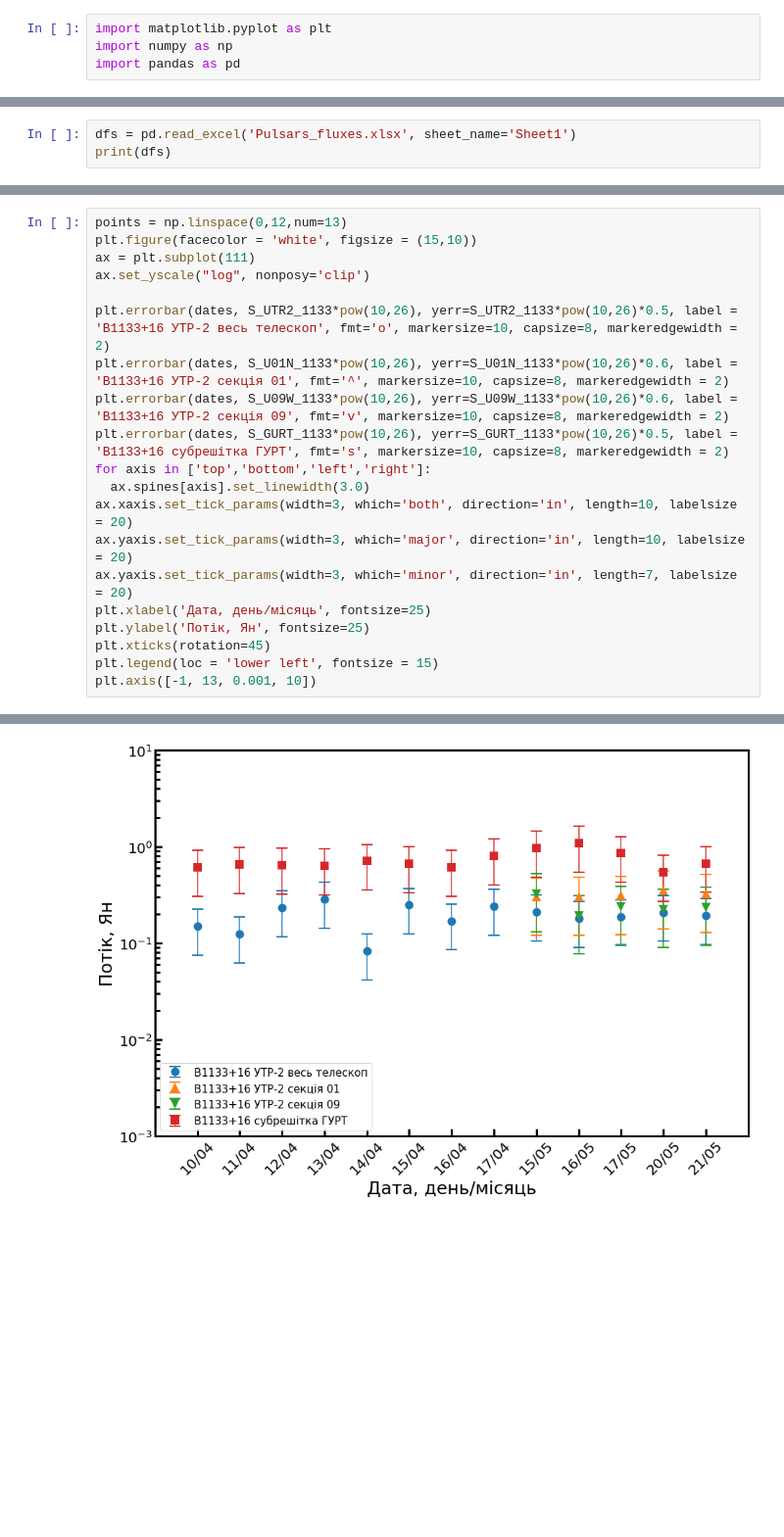
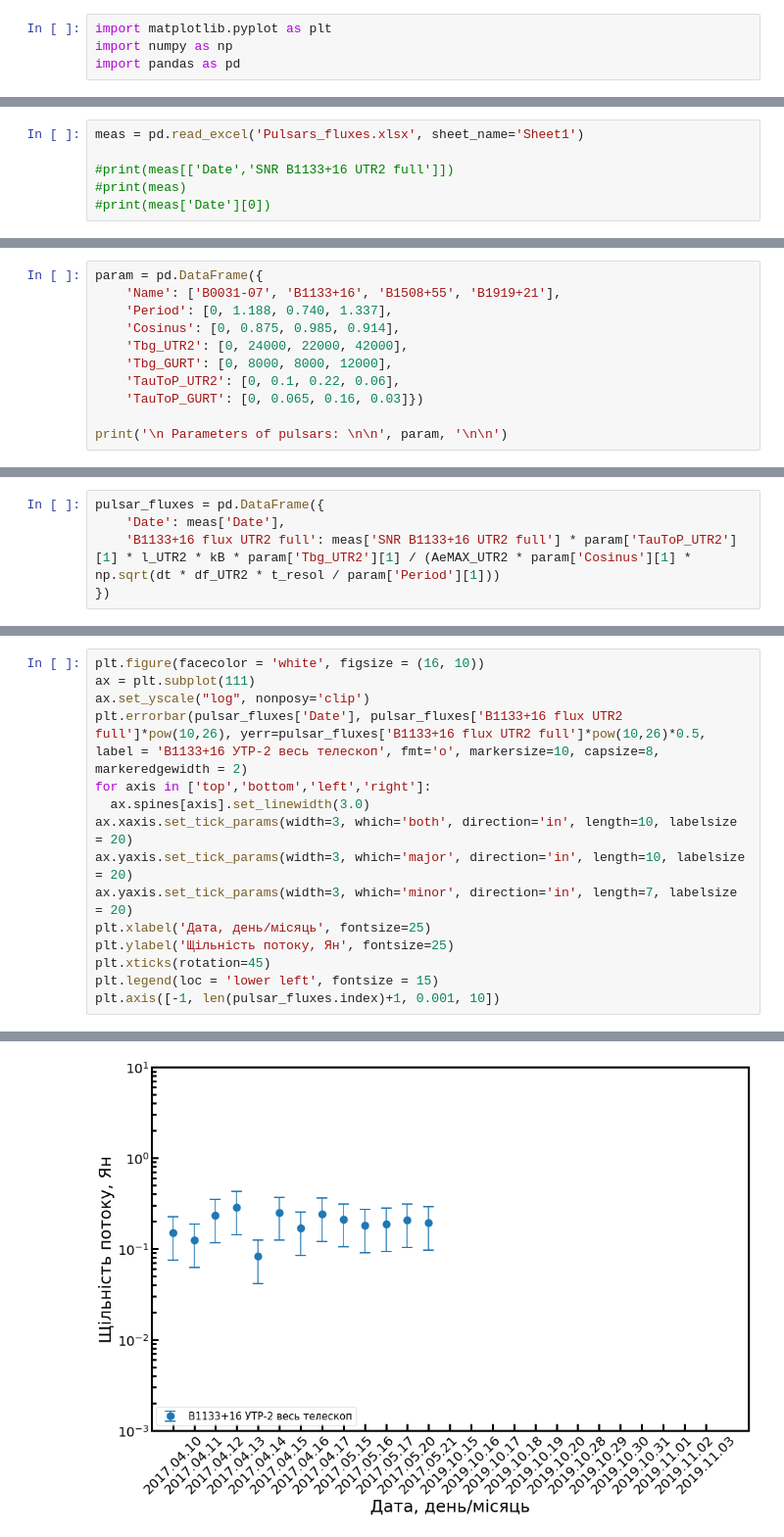
Before and after one commit to serge-yerin/jupyter-radio-astronomy, a Jupyter notebook: pulsars_long-term_flux_changes_pandas.ipynb, the cells around one changed output, grey strips where cells are left out. Shown at 98% size. Cells and saved outputs as stored; diff of their text form; blank space fills up the shorter version.

```diff
--- a/pulsars_long-term_flux_changes_pandas.ipynb
+++ b/pulsars_long-term_flux_changes_pandas.ipynb
@@ -9,3 +13,6 @@ import pandas as pd
 # %%
-dfs = pd.read_excel('Pulsars_fluxes.xlsx', sheet_name='Sheet1')
-print(dfs)
+meas = pd.read_excel('Pulsars_fluxes.xlsx', sheet_name='Sheet1')
+
+#print(meas[['Date','SNR B1133+16 UTR2 full']])
+#print(meas)
+#print(meas['Date'][0])
@@ -101,0 +35,11 @@ S_GURT_1919 = SNR_GURT_1919 * TauToP_UTR2[2] * l_GURT * kB * Tbg_GURT[2] / (Ae_G
+# %%
+param = pd.DataFrame({
+    'Name': ['В0031-07', 'В1133+16', 'В1508+55', 'В1919+21'],
+    'Period': [0, 1.188, 0.740, 1.337],
+    'Cosinus': [0, 0.875, 0.985, 0.914],
+    'Tbg_UTR2': [0, 24000, 22000, 42000],
+    'Tbg_GURT': [0, 8000, 8000, 12000],
+    'TauToP_UTR2': [0, 0.1, 0.22, 0.06],
+    'TauToP_GURT': [0, 0.065, 0.16, 0.03]})
+
+print('\n Parameters of pulsars: \n\n', param, '\n\n')
@@ -101,0 +56,5 @@ S_GURT_1919 = SNR_GURT_1919 * TauToP_UTR2[2] * l_GURT * kB * Tbg_GURT[2] / (Ae_G
+# %%
+pulsar_fluxes = pd.DataFrame({
+    'Date': meas['Date'],
+    'B1133+16 flux UTR2 full': meas['SNR B1133+16 UTR2 full'] * param['TauToP_UTR2'][1] * l_UTR2 * kB * param['Tbg_UTR2'][1] / (AeMAX_UTR2 * param['Cosinus'][1] * np.sqrt(dt * df_UTR2 * t_resol / param['Period'][1]))
+})
@@ -102,21 +63,16 @@ S_GURT_1919 = SNR_GURT_1919 * TauToP_UTR2[2] * l_GURT * kB * Tbg_GURT[2] / (Ae_G
 # %%
-points = np.linspace(0,12,num=13)
-plt.figure(facecolor = 'white', figsize = (15,10))
+plt.figure(facecolor = 'white', figsize = (16, 10))
 ax = plt.subplot(111)
 ax.set_yscale("log", nonposy='clip')
-
-plt.errorbar(dates, S_UTR2_1133*pow(10,26), yerr=S_UTR2_1133*pow(10,26)*0.5, label = 'B1133+16 УТР-2 весь телескоп', fmt='o', markersize=10, capsize=8, markeredgewidth = 2)
-plt.errorbar(dates, S_U01N_1133*pow(10,26), yerr=S_U01N_1133*pow(10,26)*0.6, label = 'B1133+16 УТР-2 секція 01', fmt='^', markersize=10, capsize=8, markeredgewidth = 2)
-plt.errorbar(dates, S_U09W_1133*pow(10,26), yerr=S_U09W_1133*pow(10,26)*0.6, label = 'B1133+16 УТР-2 секція 09', fmt='v', markersize=10, capsize=8, markeredgewidth = 2)
-plt.errorbar(dates, S_GURT_1133*pow(10,26), yerr=S_GURT_1133*pow(10,26)*0.5, label = 'B1133+16 субрешітка ГУРТ', fmt='s', markersize=10, capsize=8, markeredgewidth = 2)
+plt.errorbar(pulsar_fluxes['Date'], pulsar_fluxes['B1133+16 flux UTR2 full']*pow(10,26), yerr=pulsar_fluxes['B1133+16 flux UTR2 full']*pow(10,26)*0.5, label = 'B1133+16 УТР-2 весь телескоп', fmt='o', markersize=10, capsize=8, markeredgewidth = 2)
 for axis in ['top','bottom','left','right']:
   ax.spines[axis].set_linewidth(3.0)
 ax.xaxis.set_tick_params(width=3, which='both', direction='in', length=10, labelsize = 20)
 ax.yaxis.set_tick_params(width=3, which='major', direction='in', length=10, labelsize = 20)
 ax.yaxis.set_tick_params(width=3, which='minor', direction='in', length=7, labelsize = 20)
 plt.xlabel('Дата, день/місяць', fontsize=25)
-plt.ylabel('Потік, Ян', fontsize=25)
+plt.ylabel('Щільність потоку, Ян', fontsize=25)
 plt.xticks(rotation=45)
 plt.legend(loc = 'lower left', fontsize = 15)
-plt.axis([-1, 13, 0.001, 10])
+plt.axis([-1, len(pulsar_fluxes.index)+1, 0.001, 10])
 # %% [output]
@@ -124 +80 @@ plt.axis([-1, 13, 0.001, 10])
-[figure, old version]
+[figure, new version]
```
Also changed, not shown: parts of 25 cells of this notebook, 2 other files.
